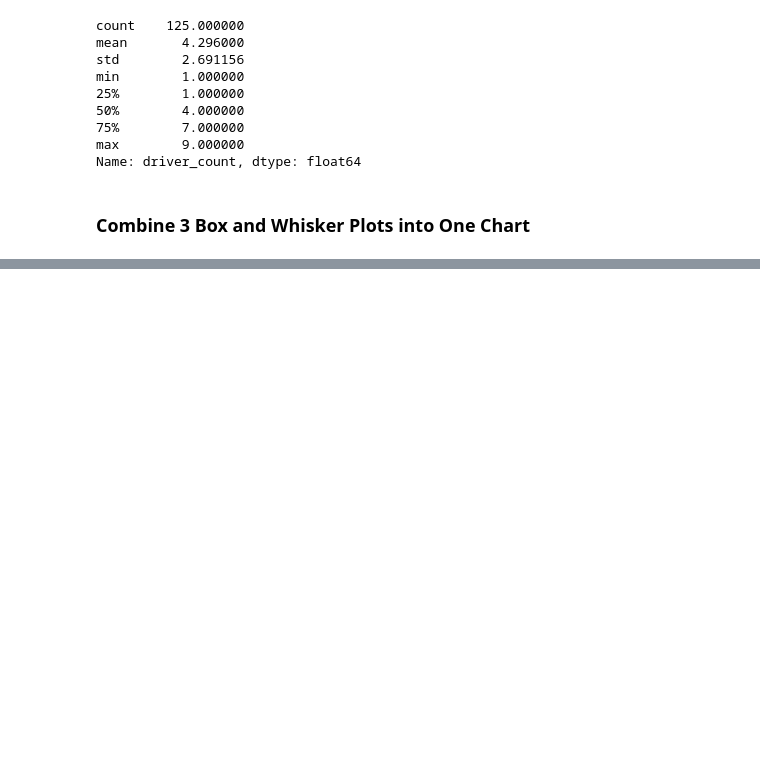
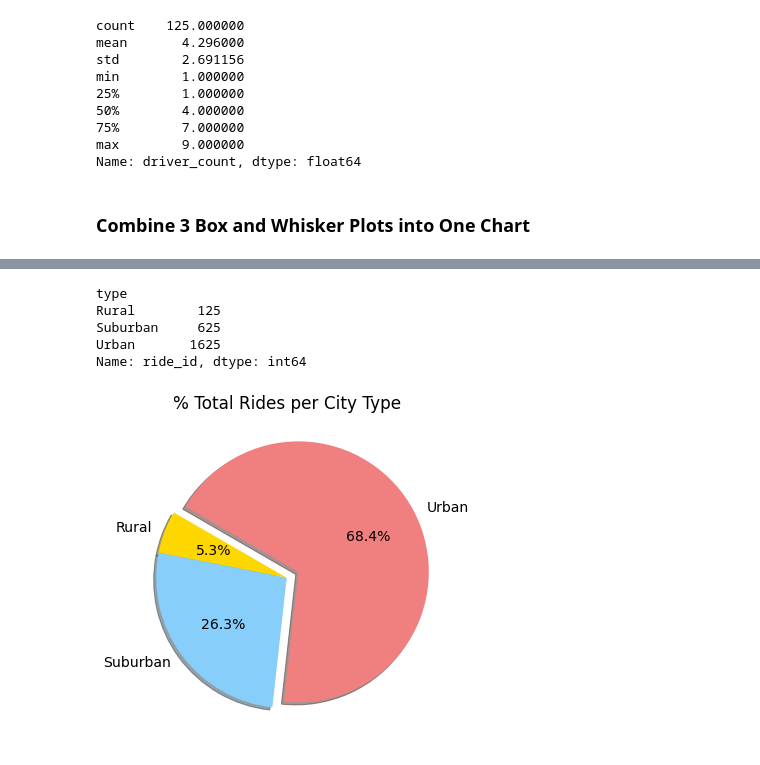
Before and after one commit to juliomeza/PyBer_Analysis, a Jupyter notebook: PyBer.ipynb, the cells around one changed output, grey strips where cells are left out. Saved outputs shown, nothing was run; the diff lists cells and outputs as text; code cells hidden in the pictures; blank space fills up the shorter version.

```diff
--- a/PyBer.ipynb
+++ b/PyBer.ipynb
@@ -653,0 +703,26 @@ plt.show()
+# %%
+total_rides_City_Type = pyber_data_df.groupby(['type']).count()['ride_id']
+total_rides_City_Type
+# %% [output]
+type
+Rural        125
+Suburban     625
+Urban       1625
+Name: ride_id, dtype: int64
+# %%
+labels = ['Rural', 'Suburban', 'Urban']
+explode = [0, 0, 0.1]
+colors = ["gold", "lightskyblue", "lightcoral"]
+
+plt.subplots(figsize=(10,6))
+plt.pie(total_rides_City_Type, labels=labels,
+    autopct=('%.1f%%'), explode=explode, colors=colors, startangle=150,
+    shadow=True)
+
+plt.title('% Total Rides per City Type')
+mpl.rcParams['font.size'] = 14
+
+plt.savefig('analysis/fig6.png')
+plt.show()
+# %% [output]
+[figure, added]
```
Also changed, not shown: parts of 13 cells of this notebook, 3 other files.
